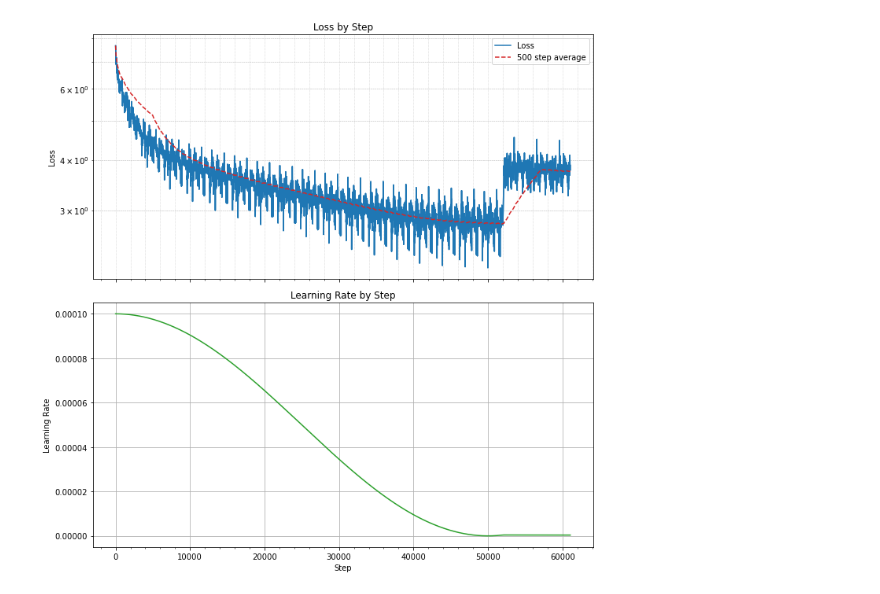
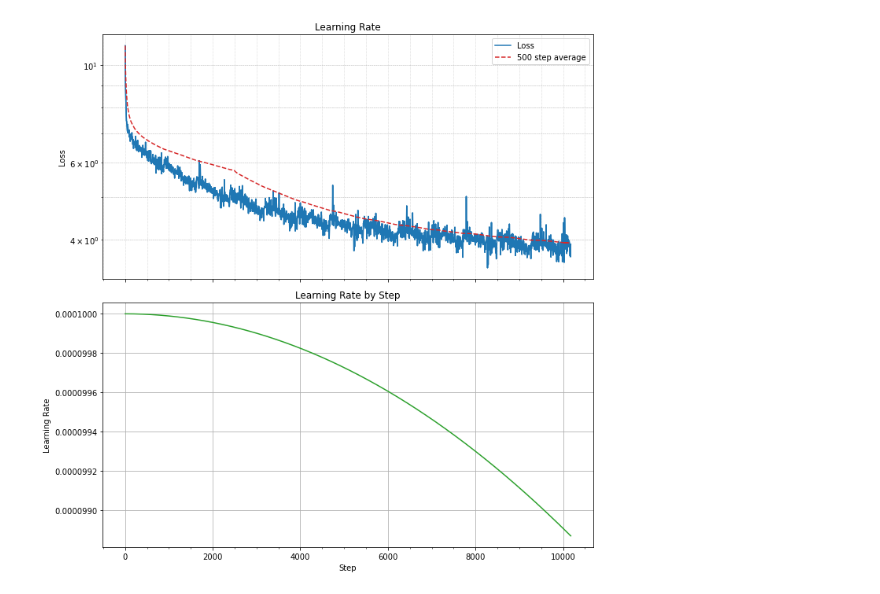
Before and after one commit to feljost/fgpt, a Jupyter notebook: visualize.ipynb, the cells around one changed output. Saved outputs shown, nothing was run; the diff lists cells and outputs as text; code cells hidden in the pictures.

```diff
--- a/visualize.ipynb
+++ b/visualize.ipynb
@@ -7,10 +7,15 @@ import matplotlib.ticker as mticker
 import pandas as pd
 
 # Load the contents
-with open("train_metrics_20250706_1423.jsonl", "r") as f:
+with open("train_metrics_20250830_1615.jsonl", "r") as f:
     train_metrics = [json.loads(line) for line in f]
+
+# Load the contents
+with open("hellaswag_eval_20250830_1615.jsonl", "r") as f:
+    hellaswag = [json.loads(line) for line in f]
 # %%
 df_metrics = pd.DataFrame(train_metrics)
+df_metrics = df_metrics.merge(pd.DataFrame(hellaswag), on="step", how="left")
 df_metrics
 # %% [output]
 |  | step | loss | norm | tokens_per_second | lr | shard_index |
@@ -36,32 +56,33 @@ df_metrics['loss_smooth'] = df_metrics['loss'].rolling(window=500, min_periods=1
 # Plot the smoothed loss line above the loss
 line_loss = ax1.plot(df_metrics['step'], df_metrics['loss'], color='tab:blue', label='Loss')
 line_smooth = ax1.plot(df_metrics['step'], df_metrics['loss_smooth'], color='tab:red', linestyle='--', label='500 step average', zorder=3)
 ax1.legend()
 ax1.yaxis.grid(True, which='both', linestyle='--', linewidth=0.5)
 ax1.xaxis.set_major_locator(mticker.AutoLocator())
 ax1.xaxis.set_minor_locator(mticker.AutoMinorLocator())
 ax1.xaxis.grid(True, which='both', linestyle=':', linewidth=0.5)
 # ax1.set_ylim(0, 6)
 ax1.set_yscale('log')  # Set y-axis to logarithmic scale for better visibility
 
 
 
 # Plot Loss
 ax1.plot(df_metrics['step'], df_metrics['loss'], color='tab:blue', label='Loss')
 ax1.set_ylabel('Loss')
-ax1.set_title('Loss by Step')
+ax1.set_title('Training Loss')
 ax1.grid(True)
 
 # Plot Learning Rate
 
+ax1.set_title('Learning Rate')
 ax2.plot(df_metrics['step'], df_metrics['lr'], color='tab:green')
 ax2.set_xlabel('Step')
 ax2.set_ylabel('Learning Rate')
 ax2.set_title('Learning Rate by Step')
 ax2.grid(True)
 # ax2.yaxis.set_major_formatter(mticker.FormatStrFormatter('%.0e'))
 
 plt.tight_layout()
 plt.show()
 # %% [output]
-[figure, old version]
+[figure, new version]
```
Also changed, not shown: parts of 2 cells of this notebook, 5 other files.
